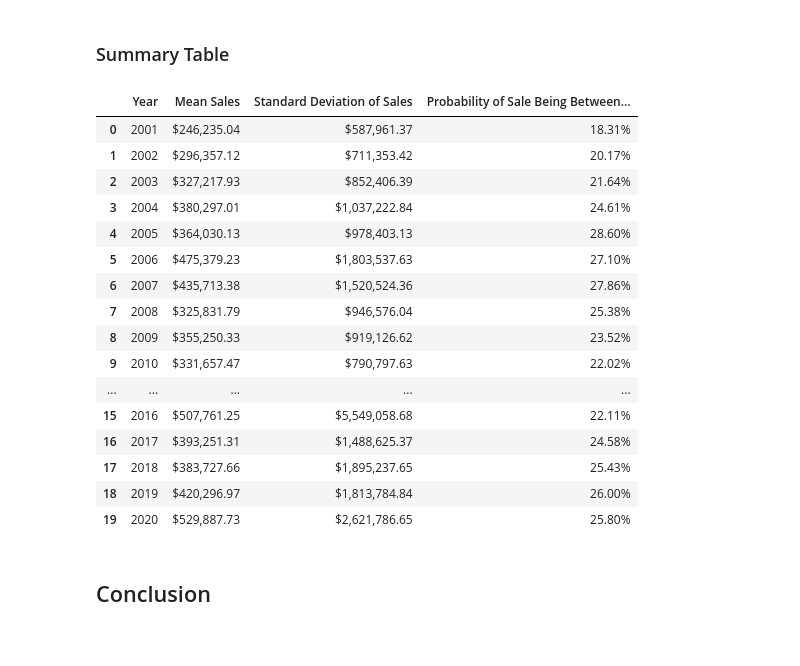
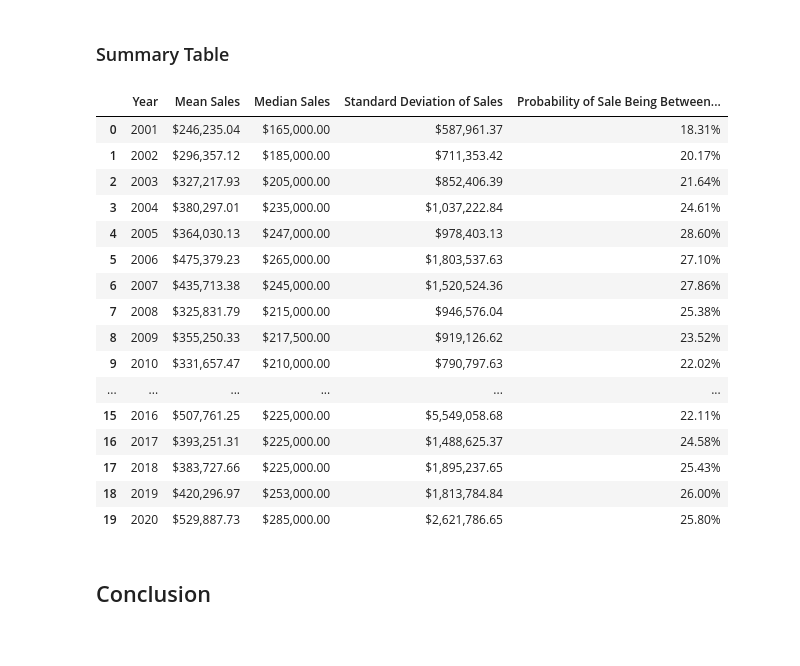
Before and after one commit to tyreseGill/data-analysis-of-sales, a Jupyter notebook: main.ipynb, the cells around one changed output. Saved outputs shown, nothing was run; the diff lists cells and outputs as text; code cells hidden in the pictures.

Commit message:
feat: showcase median statistics

```diff
--- a/main.ipynb
+++ b/main.ipynb
@@ -293,26 +355,26 @@ df
 # %% [markdown]
 ### Summary Table
 # %%
-df = main(mean_stats=True, std_stats=True, prob_stats=True)
+df = main(mean_stats=True, median_stats=True, std_stats=True, prob_stats=True)
 df
 # %% [output]
-|  | Year | Mean Sales | Standard Deviation of Sales | Probability of Sale Being Between... |
-| 0 | 2001 | $246,235.04 | $587,961.37 | 18.31% |
-| 1 | 2002 | $296,357.12 | $711,353.42 | 20.17% |
-| 2 | 2003 | $327,217.93 | $852,406.39 | 21.64% |
-| 3 | 2004 | $380,297.01 | $1,037,222.84 | 24.61% |
-| 4 | 2005 | $364,030.13 | $978,403.13 | 28.60% |
-| 5 | 2006 | $475,379.23 | $1,803,537.63 | 27.10% |
-| 6 | 2007 | $435,713.38 | $1,520,524.36 | 27.86% |
-| 7 | 2008 | $325,831.79 | $946,576.04 | 25.38% |
-| 8 | 2009 | $355,250.33 | $919,126.62 | 23.52% |
-| 9 | 2010 | $331,657.47 | $790,797.63 | 22.02% |
-| ... | ... | ... | ... | ... |
-| 15 | 2016 | $507,761.25 | $5,549,058.68 | 22.11% |
-| 16 | 2017 | $393,251.31 | $1,488,625.37 | 24.58% |
-| 17 | 2018 | $383,727.66 | $1,895,237.65 | 25.43% |
-| 18 | 2019 | $420,296.97 | $1,813,784.84 | 26.00% |
-| 19 | 2020 | $529,887.73 | $2,621,786.65 | 25.80% |
+|  | Year | Mean Sales | Median Sales | Standard Deviation of Sales | Probability of Sale Being Between... |
+| 0 | 2001 | $246,235.04 | $165,000.00 | $587,961.37 | 18.31% |
+| 1 | 2002 | $296,357.12 | $185,000.00 | $711,353.42 | 20.17% |
+| 2 | 2003 | $327,217.93 | $205,000.00 | $852,406.39 | 21.64% |
+| 3 | 2004 | $380,297.01 | $235,000.00 | $1,037,222.84 | 24.61% |
+| 4 | 2005 | $364,030.13 | $247,000.00 | $978,403.13 | 28.60% |
+| 5 | 2006 | $475,379.23 | $265,000.00 | $1,803,537.63 | 27.10% |
+| 6 | 2007 | $435,713.38 | $245,000.00 | $1,520,524.36 | 27.86% |
+| 7 | 2008 | $325,831.79 | $215,000.00 | $946,576.04 | 25.38% |
+| 8 | 2009 | $355,250.33 | $217,500.00 | $919,126.62 | 23.52% |
+| 9 | 2010 | $331,657.47 | $210,000.00 | $790,797.63 | 22.02% |
+| ... | ... | ... | ... | ... | ... |
+| 15 | 2016 | $507,761.25 | $225,000.00 | $5,549,058.68 | 22.11% |
+| 16 | 2017 | $393,251.31 | $225,000.00 | $1,488,625.37 | 24.58% |
+| 17 | 2018 | $383,727.66 | $225,000.00 | $1,895,237.65 | 25.43% |
+| 18 | 2019 | $420,296.97 | $253,000.00 | $1,813,784.84 | 26.00% |
+| 19 | 2020 | $529,887.73 | $285,000.00 | $2,621,786.65 | 25.80% |
 # %% [markdown]
 ## Conclusion
 
```
Also changed, not shown: parts of 12 cells of this notebook.
